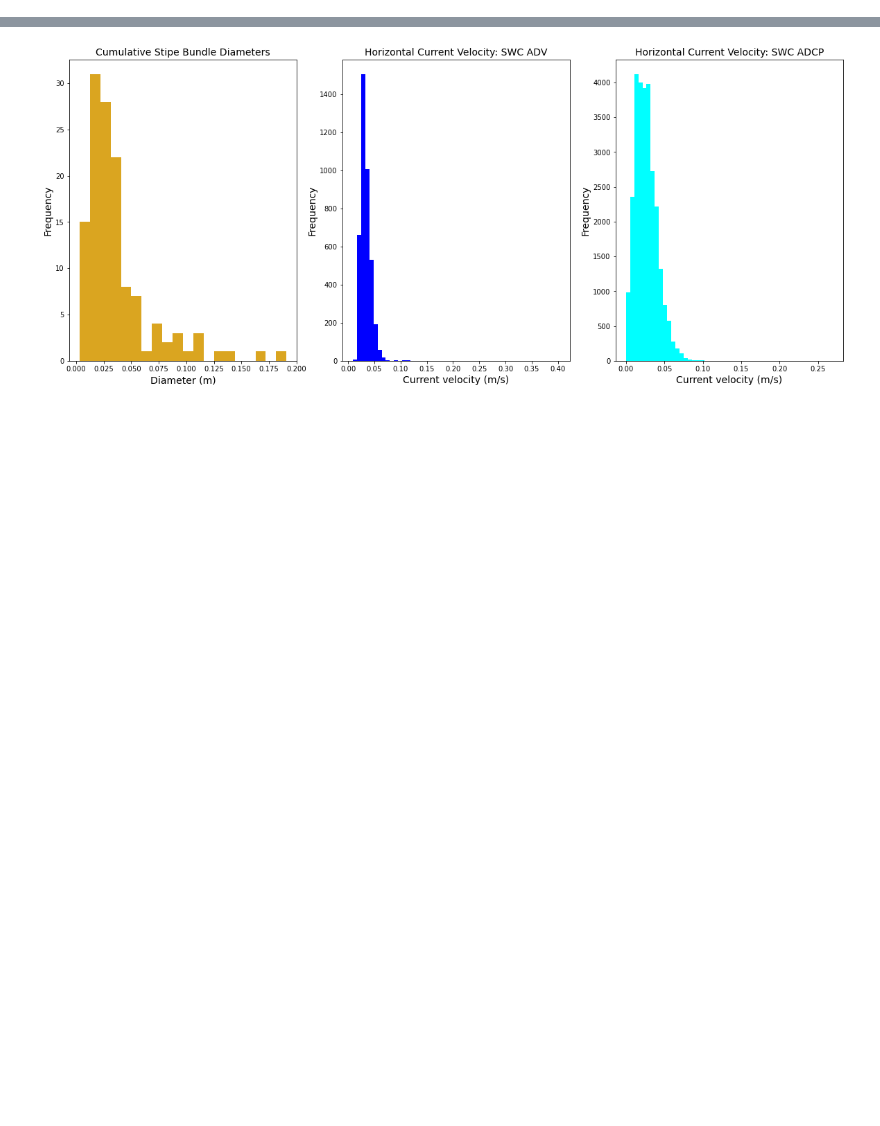
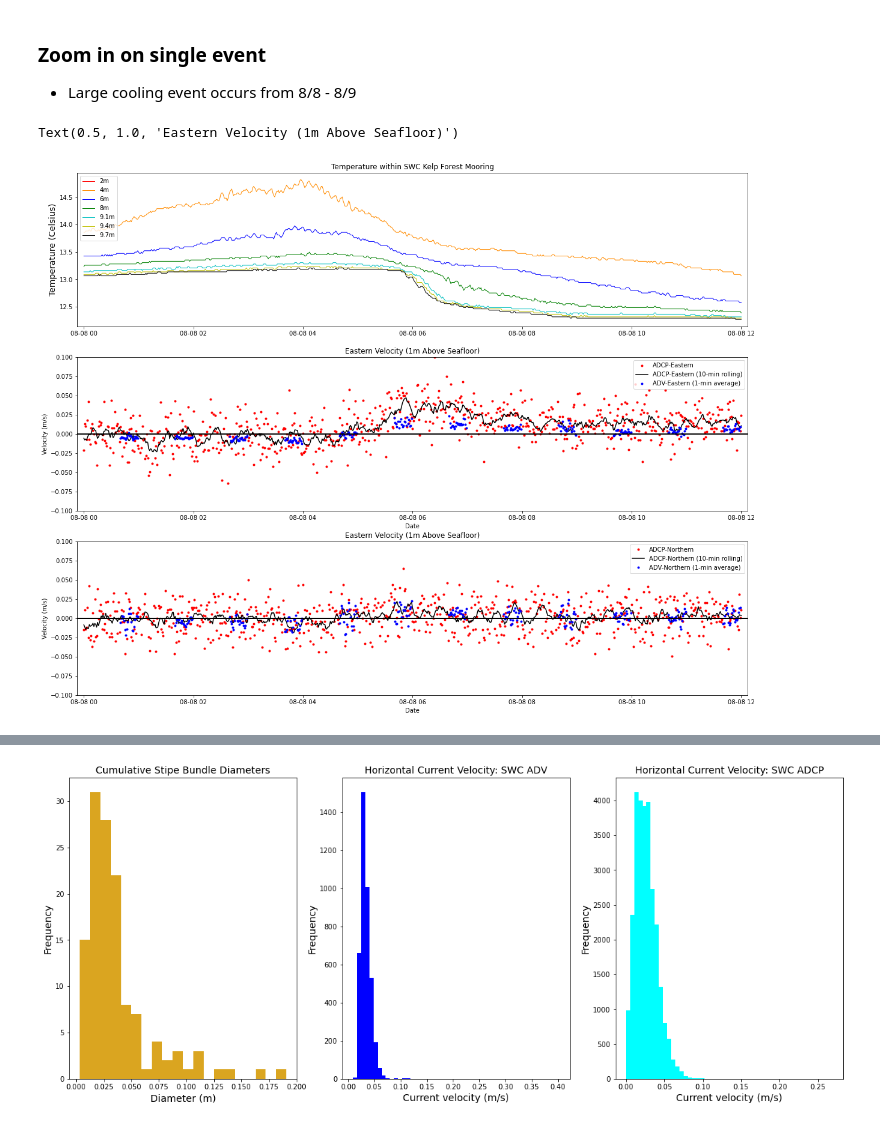
Before and after one commit to lagrady/Kelp-Forest-Hydrodynamics, a Jupyter notebook: notebooks/Kelp_Hydrodynamics.ipynb, the cells around one changed output, grey strips where cells are left out. Saved outputs shown, nothing was run; the diff lists cells and outputs as text; code cells hidden in the pictures; blank space fills up the shorter version.

```diff
--- a/notebooks/Kelp_Hydrodynamics.ipynb
+++ b/notebooks/Kelp_Hydrodynamics.ipynb
@@ -314,0 +326,64 @@ plt.savefig('Plots/kelp_adv_adcp_histograms')
+# %% [markdown]
+### Zoom in on single event
+- Large cooling event occurs from 8/8 - 8/9
+# %%
+# Further slice to focus on 8/8 - 8/9 cooling event
+
+# Temperature
+temp1_ce = temp.sel(time=slice('2022-08-08T00:00:00.000000000', '2022-08-08T12:00:00.000000000'))
+temp1_ce = temp.sel(time=slice('2022-08-08T00:00:00.000000000', '2022-08-08T12:00:00.000000000'))
+
+# ADCP
+adcp1_ce = adcp1.sel(time=slice('2022-08-08T00:00:00.000000000', '2022-08-08T12:00:00.000000000'))
+adcp1_10mroll_ce = adcp1_10mroll.sel(time=slice('2022-08-08T00:00:00.000000000', '2022-08-08T12:00:00.000000000'))
+adcp1_east_10mroll_ce = adcp1_east_10mroll.sel(time=slice('2022-08-08T00:00:00.000000000', '2022-08-08T12:00:00.000000000'))
+
+# ADV
+adv_1m_ce = adv1_1m.sel(time=slice('2022-08-08T00:00:00.000000000', '2022-08-08T12:00:00.000000000'))
+# %%
+# TEMPERATURE
+plt.figure(figsize = (20,16))
+
+plt.subplot(311)
+plt.plot(temp1_ce.time, temp1_ce.Temperature.isel(depth=0), 'r-', lw = 1)
+plt.plot(temp1_ce.time, temp1_ce.Temperature.isel(depth=1), 'darkorange', lw = 1)
+plt.plot(temp1_ce.time, temp1_ce.Temperature.isel(depth=2), 'b-', lw = 1)
+plt.plot(temp1_ce.time, temp1_ce.Temperature.isel(depth=3), 'g-', lw = 1)
+plt.plot(temp1_ce.time, temp1_ce.Temperature.isel(depth=4), 'c-', lw = 1)
+plt.plot(temp1_ce.time, temp1_ce.Temperature.isel(depth=5), 'y-', lw = 1)
+plt.plot(temp1_ce.time, temp1_ce.Temperature.isel(depth=6), 'k-', lw = 1)
+
+plt.ylabel("Temperature (Celsius)", fontsize=14)
+#plt.xlabel("Datetime", fontsize = 14)
+plt.margins(x=.01)
+plt.title('Temperature within SWC Kelp Forest Mooring')
+plt.legend(['2m','4m','6m','8m','9.1m', '9.4m', '9.7m'], loc = 'upper left')
+#=================================================================================================
+# Eastern
+plt.subplot(312)
+plt.plot(adcp1_ce.time, adcp1_ce.East.isel(BinDist=1), '.r', label = 'ADCP-Eastern')
+plt.plot(adcp1_10mroll_ce.time, adcp1_10mroll_ce.East,'-k', label = 'ADCP-Eastern (10-min rolling)')
+plt.plot(adv_1m_ce.time, adv_1m_ce.East, '.b', label = 'ADV-Eastern (1-min average)')
+plt.ylim(-.1,.1)
+plt.legend(loc = 'upper right')
+plt.axhline(y=0, c='black', lw=2)
+plt.margins(x=.01)
+plt.ylabel('Velocity (m/s)')
+plt.xlabel('Date')
+plt.title('Eastern Velocity (1m Above Seafloor)')
+#=================================================================================================
+# Northern
+plt.subplot(313)
+plt.plot(adcp1_ce.time, adcp1_ce.North.isel(BinDist=1), '.r', label = 'ADCP-Northern')
+plt.plot(adcp1_10mroll_ce.time, adcp1_10mroll_ce.North,'-k', label = 'ADCP-Northern (10-min rolling)')
+plt.plot(adv_1m_ce.time, adv_1m_ce.North, '.b', label = 'ADV-Northern (1-min average)')
+plt.ylim(-.1,.1)
+plt.legend(loc = 'upper right')
+plt.axhline(y=0, c='black', lw=2)
+plt.margins(x=.01)
+plt.ylabel('Velocity (m/s)')
+plt.xlabel('Date')
+plt.title('Eastern Velocity (1m Above Seafloor)')
+# %% [output]
+Text(0.5, 1.0, 'Eastern Velocity (1m Above Seafloor)')
+[figure, added]
```
Also changed, not shown: parts of 63 cells of this notebook.
